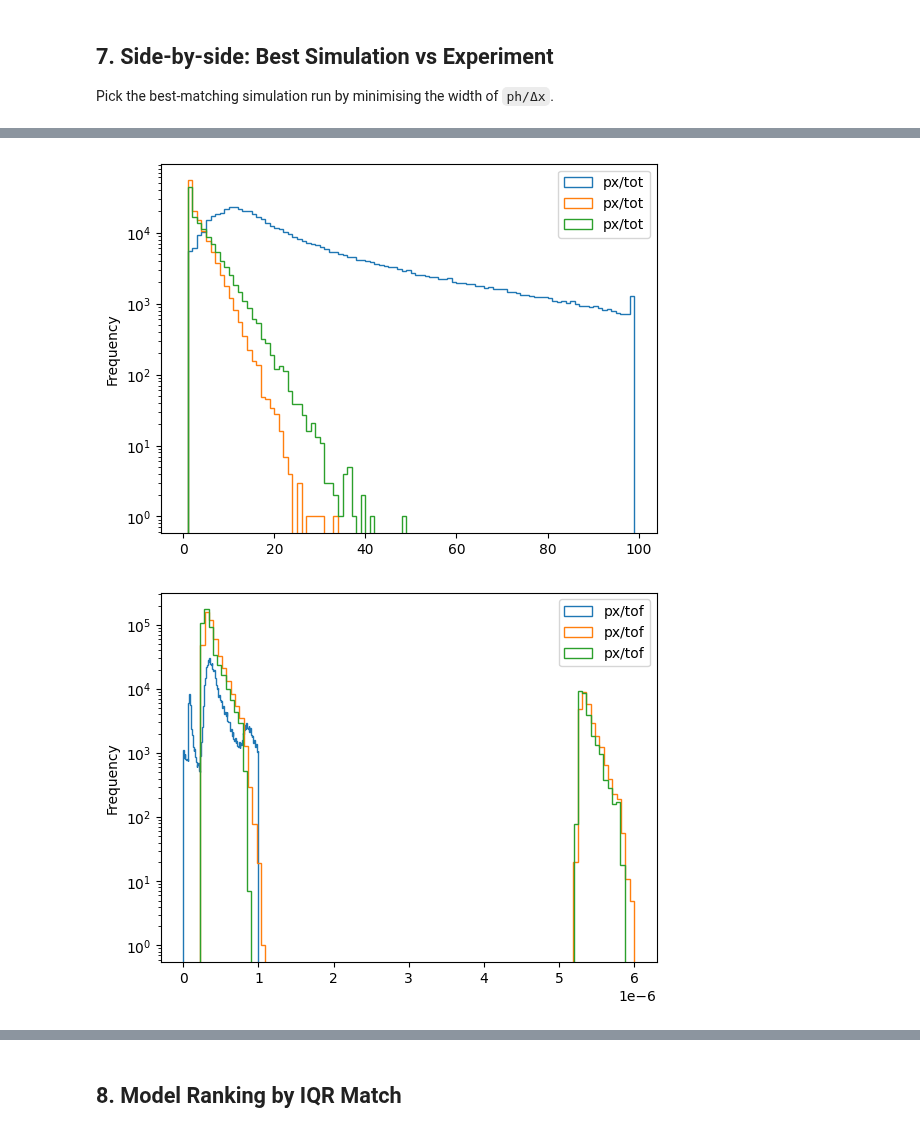
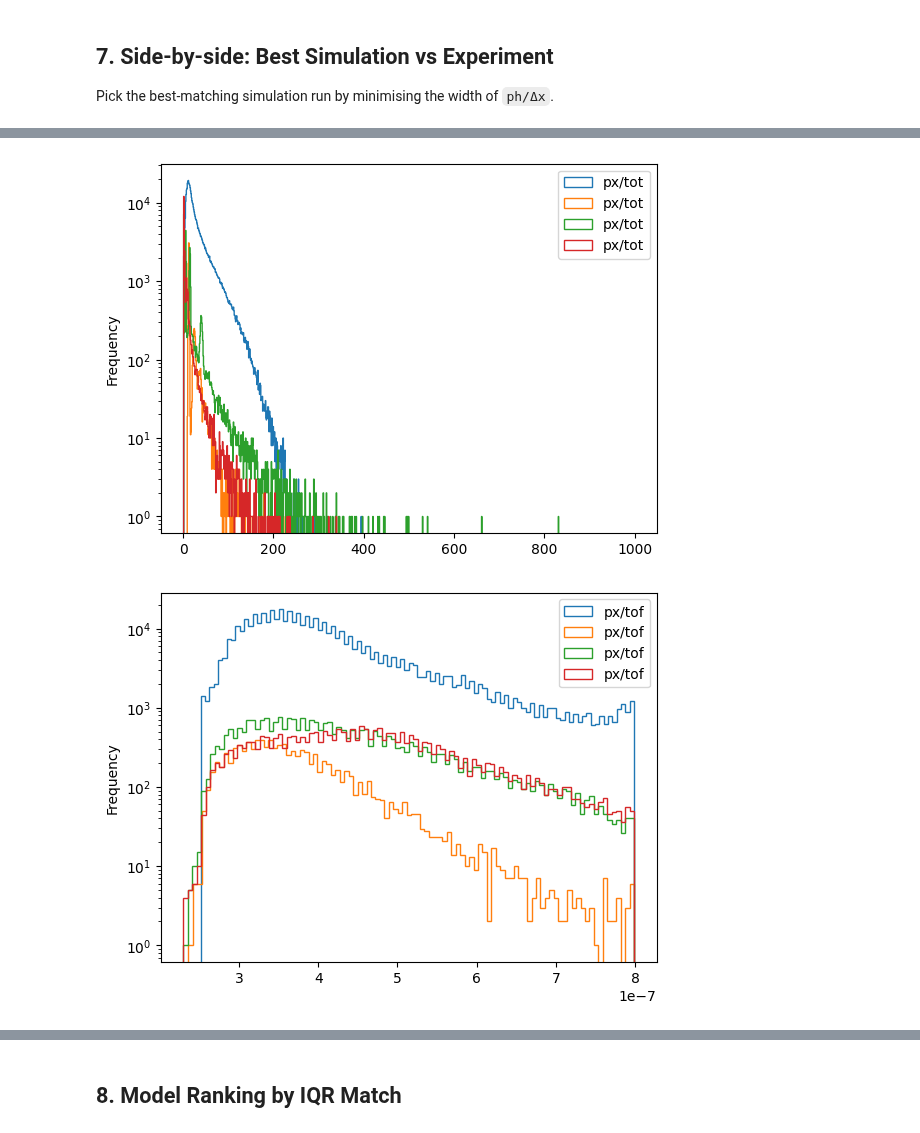
Before and after one commit to TsvikiHirsh/G4LumaCam, a Jupyter notebook: notebooks/detector_model_comparison.ipynb, the cells around one changed output, grey strips where cells are left out. Saved outputs shown, nothing was run; the diff lists cells and outputs as text; code cells hidden in the pictures.

```diff
--- a/notebooks/detector_model_comparison.ipynb
+++ b/notebooks/detector_model_comparison.ipynb
@@ -30,10 +30,10 @@ import neutron_event_analyzer as nea
 
 # ── Paths ────────────────────────────────────────────────────────────────────
 # Archive that contains SimPhotons/ (Geant4 outputs) AND will receive tpx3Files/
-ARCHIVE     = Path('/work/nuclear/PTB/archive/openbeam3')
+ARCHIVE     = Path('/work/nuclear/PTB/archive/openbeam_ptb_hs')
 
 # parameterSettings JSON used for EMPIR reconstruction
-PARAMS_FILE = Path('/work/nuclear/PTB/data/PTB2024/parameterSettings_fast_neutrons.json')
+PARAMS_FILE = Path('/work/nuclear/PTB/data/PTB2024/parameterSettings_out_of_focus.json')
 
 # Experimental associated data (already processed from real measurement)
 EXP_CSV     = Path("/work/nuclear/PTB/data/PTB2024") / 'out_of_focus' / 'AssociatedResults' / 'associated_data.csv'
@@ -62,0 +80,9 @@ Experimental: 572,805 rows   columns: ['px/x', 'px/y', 'px/toa', 'px/tot', 'px/t
+# %%
+
+df_exp["ph/Δtoa"] = df_exp["px/toa"] - df_exp["ph/toa"]
+df_exp["ev/Δtoa"] = df_exp["ph/toa"] - df_exp["ev/toa"]
+
+df_exp["ph/Δx"] = df_exp["px/x"] - df_exp["ph/x"]
+df_exp["ev/Δx"] = df_exp["ph/x"] - df_exp["ev/x"]
+df_exp["ph/Δy"] = df_exp["px/y"] - df_exp["ph/y"]
+df_exp["ev/Δy"] = df_exp["ph/y"] - df_exp["ev/y"]
@@ -176,7 +250,7 @@ for cfg in MODEL_CONFIGS:
         verbosity=0,
     )
     analyser.load(verbosity=0)
-    analyser.associate(method='simple', suffix=name, verbosity=1)
+    analyser.associate(method='empir', suffix=name, verbosity=1)
 
     results[name] = analyser.associated_df
     print(f'  Done: {len(results[name]):,} rows')
@@ -436,18 +568,22 @@ yscale("log")
 # %%
-df_exp.plot.hist(y="px/tot",bins=arange(100),histtype="step",ax=gca())
-d = results["decay_50_blob_0.7_dead_600"]
-d.plot.hist(y="px/tot",bins=arange(100),histtype="step",ax=gca())
-d = results["decay_70_blob_0.7_dead_600"]
-d.plot.hist(y="px/tot",bins=arange(100),histtype="step",ax=gca())
+df_exp.dropna().plot.hist(y="px/tot",bins=arange(1000),histtype="step",ax=gca())
+d = results["blob_0.3_gain_1000"].dropna(subset="ph/id")
+d.plot.hist(y="px/tot",bins=arange(1000),histtype="step",ax=gca())
+d = results["blob_0.7_gain_10000"].dropna(subset="ph/id")
+d.plot.hist(y="px/tot",bins=arange(1000),histtype="step",ax=gca())
+d = results["blob_1.2_gain_10000"].dropna(subset="ph/id")
+d.plot.hist(y="px/tot",bins=arange(1000),histtype="step",ax=gca())
 yscale("log")
 # %% [output]
-[figure, old version]
+[figure, new version]
 # %%
-df_exp.plot.hist(y="px/tof",bins=100,histtype="step",ax=gca())
-d = results["decay_40"]
+df_exp.query("0.25e-6<`px/tof`<0.8e-6").plot.hist(y="px/tof",bins=100,histtype="step",ax=gca())
+d = results["blob_0.3_gain_10000"].dropna(subset="ph/id").query("0.2e-6<`px/tof`<0.8e-6")
 d.plot.hist(y="px/tof",bins=100,histtype="step",ax=gca())
-d = results["decay_10"]
+d = results["blob_0.7_gain_10000"].dropna(subset="ph/id").query("0.2e-6<`px/tof`<0.8e-6")
+d.plot.hist(y="px/tof",bins=100,histtype="step",ax=gca())
+d = results["blob_1.2_gain_10000"].dropna(subset="ph/id").query("0.2e-6<`px/tof`<0.8e-6")
 d.plot.hist(y="px/tof",bins=100,histtype="step",ax=gca())
 yscale("log")
 # %% [output]
-[figure, old version]
+[figure, new version]
```
Also changed, not shown: parts of 42 cells of this notebook, 1 other file.
